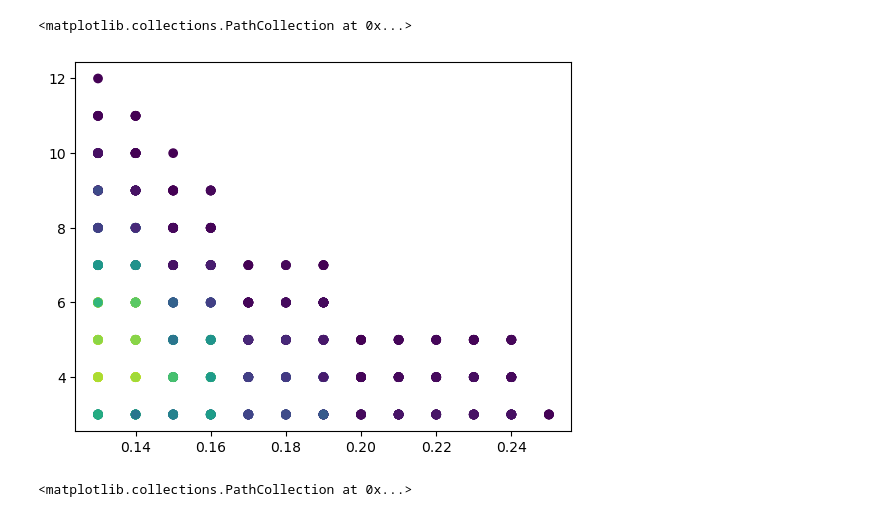
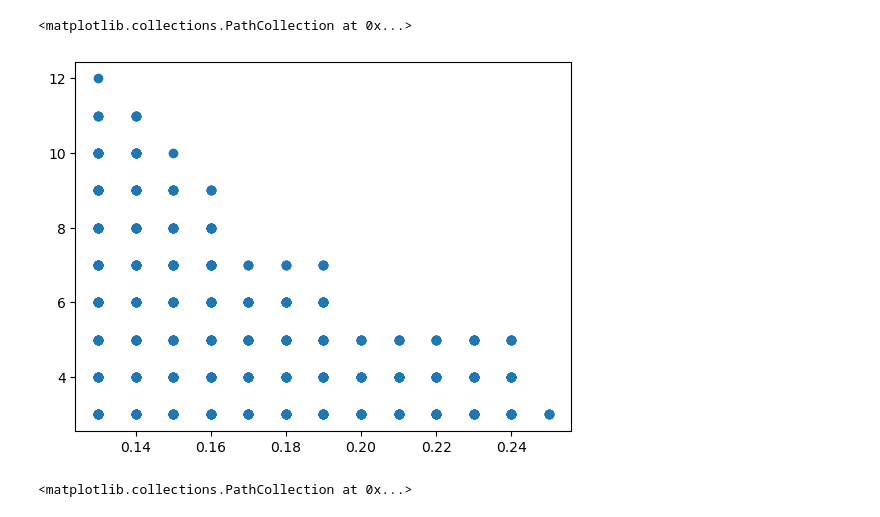
Before and after one commit to dermitdemk/watts_cascades_in_networks, a Jupyter notebook: main.ipynb, the cells around one changed output. Cells and saved outputs as stored; diff of their text form; code cells hidden in the pictures.

```diff
--- a/main.ipynb
+++ b/main.ipynb
@@ -311,12 +370,12 @@ checking chascade
 # %%
 import matplotlib.pyplot as plt
 import pandas as pd
 data = pd.read_csv('result_df_5000_nodes.csv')
 filtert_data = data.query('size_of_cascade >90')
-plt.scatter(filtert_data['p'],filtert_data['z'],c = filtert_data['size_of_cascade'])
+plt.scatter(filtert_data['p'],filtert_data['z'],)
 # %% [output]
 <matplotlib.collections.PathCollection at 0x...>
-[figure, old version]
+[figure, new version]
 # %%
 plt.
 # %% [output]
```
Also changed, not shown: parts of 5 cells of this notebook, 1 other file.
